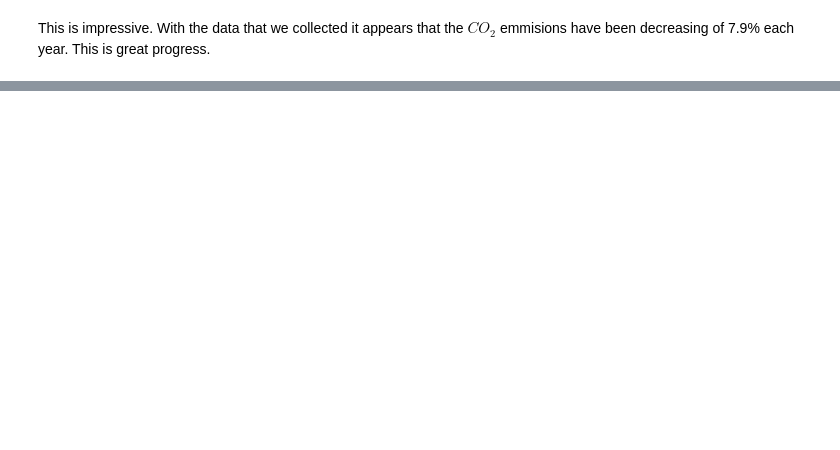
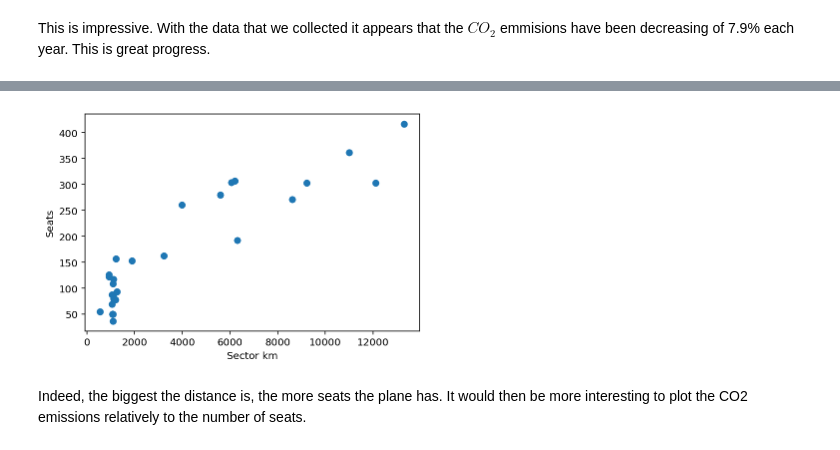
Before and after one commit to Jmion/aviation-co2-impact, a Jupyter notebook: Aviation_global_emissions.ipynb, the cells around one changed output, grey strips where cells are left out. Cells and saved outputs as stored; diff of their text form; code cells hidden in the pictures; blank space fills up the shorter version.

```diff
--- a/Aviation_global_emissions.ipynb
+++ b/Aviation_global_emissions.ipynb
@@ -177,0 +187,11 @@ slope of regression : -0.05929134066881299
+# %%
+seats_by_sector = all_aircraft.groupby("Sector km").mean().reset_index()[["Sector km", "Seats"]]
+# %%
+g = plt.scatter(seats_by_sector["Sector km"], seats_by_sector["Seats"])
+plt.xlabel("Sector km")
+plt.ylabel("Seats")
+plt.show()
+# %% [output]
+[figure, added]
+# %% [markdown]
+Indeed, the biggest the distance is, the more seats the plane has. It would then be more interesting to plot the CO2 emissions relatively to the number of seats.
```
Also changed, not shown: parts of 17 cells of this notebook, 1 other file.
